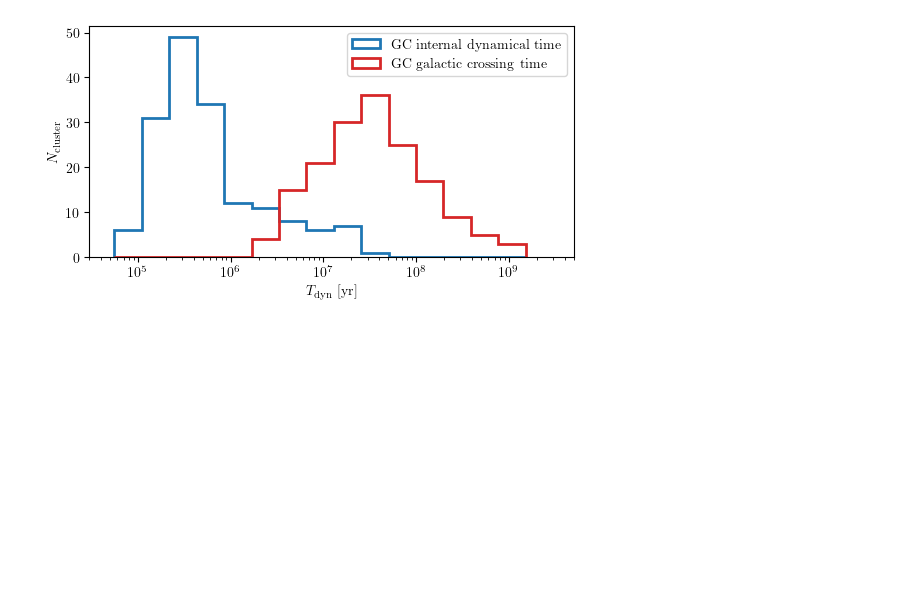
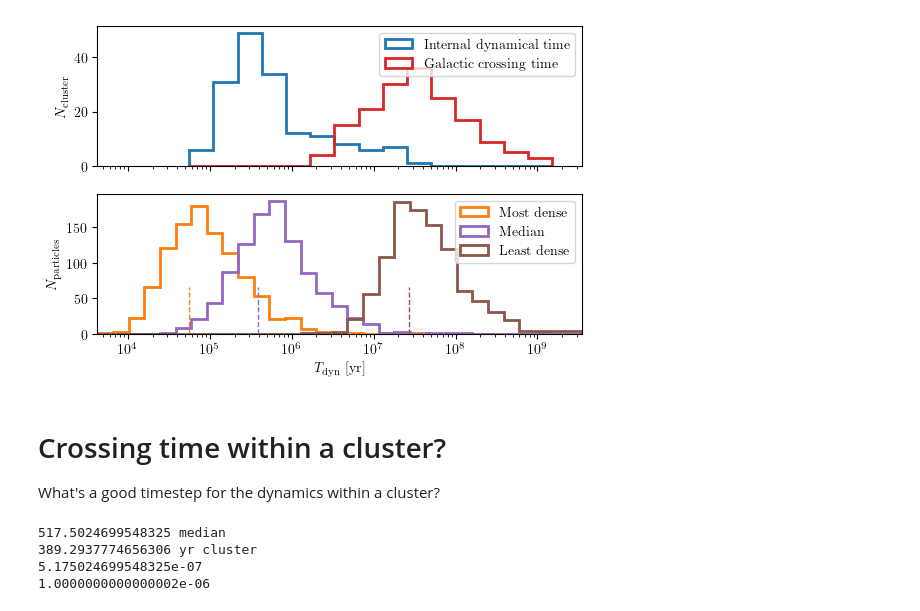
Before and after one commit to salvatore-ferrone/phd-thesis-ferrone, a Jupyter notebook: demos/numericalError/starParticles.ipynb, the cells around one changed output. Cells and saved outputs as stored; diff of their text form; code cells hidden in the pictures; blank space fills up the shorter version.

Commit message:
investigating the timestep error

```diff
--- a/demos/numericalError/starParticles.ipynb
+++ b/demos/numericalError/starParticles.ipynb
@@ -30,14 +32,68 @@ binednges = 10**np.linspace(np.log10(tdyn.min().value), np.log10(tcrossGCs.max()
+# %%
+indexes = [tdyn.argmin(), np.argmin(np.abs(tdyn-np.median(tdyn))), tdyn.argmax()]
+NP = 1000
+labels = [r"$\mathrm{Most~dense}$", r"$\mathrm{Median}$", r"$\mathrm{Least~dense}$"]
+index = indexes[0]
+xp,yp,zp,vxp,vyp,vzp=tstrippy.ergodic.isotropicplummer(G.value,GCdata['Mass'][index].value,GCdata['rh_m'][index].value, NP)
+rp,vp = np.sqrt(xp**2 + yp**2 + zp**2), np.sqrt(vxp**2 + vyp**2 + vzp**2)
+tcrossP = rp/vp
+tcrossP = (tcrossP*u.Unit(tstrippy.Parsers.unitbasis['time'])).to(u.yr)
+tmin=tcrossP.min()
+index= indexes[-1]
+xp,yp,zp,vxp,vyp,vzp=tstrippy.ergodic.isotropicplummer(G.value,GCdata['Mass'][index].value,GCdata['rh_m'][index].value, NP)
+rp,vp = np.sqrt(xp**2 + yp**2 + zp**2), np.sqrt(vxp**2 + vyp**2 + vzp**2)
+tcrossP = rp/vp
+tcrossP = (tcrossP*u.Unit(tstrippy.Parsers.unitbasis['time'])).to(u.yr)
+tmax=tcrossP.max()
+nbins = int(np.sqrt(NP))
+bins = 10**np.linspace(np.log10(tmin.value), np.log10(tmax.value), nbins+1)
 # %%
-fig,axis=plt.subplots(1,1,figsize=(8.25-2,3))
-axis.hist(tdyn.value, bins=binednges,  histtype='step', color='tab:blue', lw=2, label=r"$\mathrm{GC~internal~dynamical~time}$")
-axis.hist(tcrossGCs.value, bins=binednges,  histtype='step', color='tab:red', lw=2, label=r"$\mathrm{GC~galactic~crossing~time}$")
-axis.set_xscale('log')
-axis.set_xlabel(r'$T_{\mathrm{dyn}}~[\mathrm{yr}]$', fontsize="medium")
-axis.set_ylabel(r'$N_{\mathrm{cluster}}$', fontsize="medium")
-ylims = axis.get_ylim()
-axis.set_ylim(0, ylims[1])
-axis.set_xlim(3e4,5e9)
-axis.legend(fontsize="medium", loc='best')
+fig,axis=plt.subplots(2,1,figsize=(8.25-2,4),sharex=True, gridspec_kw={'height_ratios': [1, 1]})
+axis[0].hist(tdyn.value, bins=binednges,  histtype='step', color='tab:blue', lw=2, label=r"$\mathrm{Internal~dynamical~time}$")
+axis[0].hist(tcrossGCs.value, bins=binednges,  histtype='step', color='tab:red', lw=2, label=r"$\mathrm{Galactic~crossing~time}$")
+axis[0].set_xscale('log')
+axis[1].set_xlabel(r'$T_{\mathrm{dyn}}~[\mathrm{yr}]$', fontsize="medium")
+axis[0].set_ylabel(r'$N_{\mathrm{cluster}}$', fontsize="medium")
+ylims = axis[0].get_ylim()
+axis[0].set_ylim(0, ylims[1])
+# axis[0].set_xlim(3e4,5e9)
+axis[0].legend(fontsize="medium", loc='best')
+
+colors = ['tab:orange', 'tab:purple', 'tab:brown']
+for i in range(len(indexes)):
+    index = indexes[i]
+    xp,yp,zp,vxp,vyp,vzp=tstrippy.ergodic.isotropicplummer(G.value,GCdata['Mass'][index].value,GCdata['rh_m'][index].value, NP)
+    rp,vp = np.sqrt(xp**2 + yp**2 + zp**2), np.sqrt(vxp**2 + vyp**2 + vzp**2)
+    tcrossP = rp/vp
+    tcrossP = (tcrossP*u.Unit(tstrippy.Parsers.unitbasis['time'])).to(u.yr)
+    axis[1].hist(tcrossP.value, bins=bins, histtype='step', lw=2, label=labels[i],color=colors[i])
+    axis[1].vlines(tdyn[index].value, 0, NP/15, color=colors[i], linestyle='--', lw=1, )
+
+axis[1].set_xlim(tmin.value, tmax.value)
+axis[1].legend(fontsize="medium", loc='best')
+axis[1].set_xscale('log')
+axis[1].set_ylabel(r'$N_{\mathrm{particles}}$', fontsize="medium")
+
 fig.savefig("../../images/GCsystemCharacteristicTimes.png", bbox_inches='tight', dpi=300)
 # %% [output]
-[figure, old version]
+[figure, new version]
+# %% [markdown]
+# Crossing time within a cluster?
+What's a good timestep for the dynamics within a cluster?
+# %%
+index = indexes[1]
+NP = 100
+xp,yp,zp,vxp,vyp,vzp=tstrippy.ergodic.isotropicplummer(G.value,GCdata['Mass'][index].value,GCdata['rh_m'][index].value, NP)
+rp,vp = np.sqrt(xp**2 + yp**2 + zp**2), np.sqrt(vxp**2 + vyp**2 + vzp**2)
+tcrossP = rp/vp
+dt=np.median(tcrossP)/1000
+print(dt*1e9,"median")
+print(tdyn[index]/1000, "cluster")
+print(dt)
+dt = 10**3 * 10**-9
+print(dt)
+# %% [output]
+517.5024699548325 median
+389.2937774656306 yr cluster
+5.175024699548325e-07
+1.0000000000000002e-06
```
Also changed, not shown: parts of 11 cells of this notebook, 1 other file.
